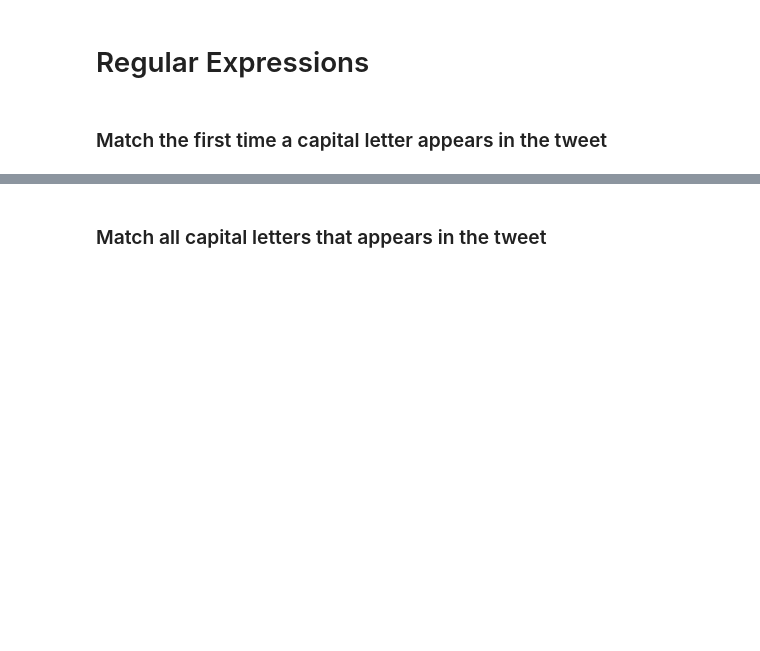
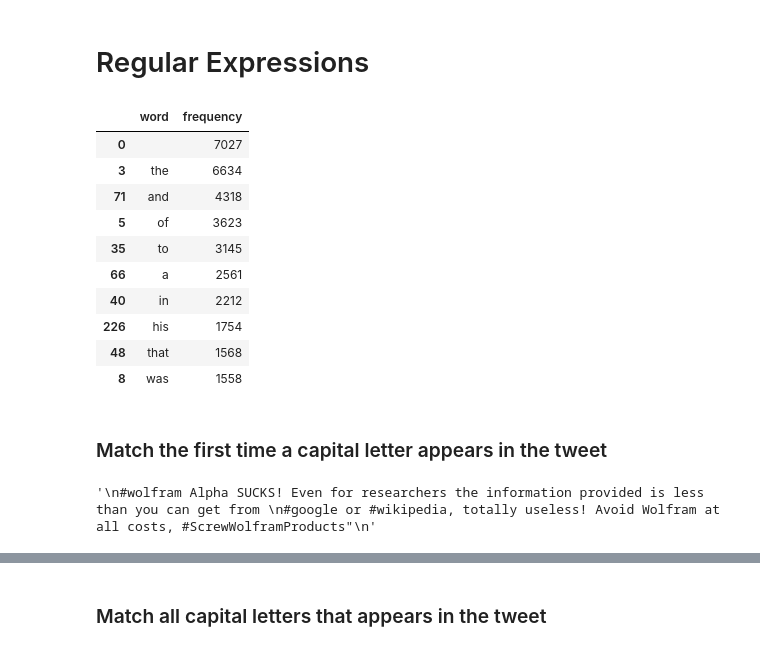
Before and after one commit to ychennay/dso-560-nlp-text-analytics, a Jupyter notebook: week1/Basic Python Operations for Working with Text (In Class).ipynb, the cells around one changed output, grey strips where cells are left out. Cells and saved outputs as stored; diff of their text form; code cells hidden in the pictures; blank space fills up the shorter version.

```diff
--- a/week1/Basic Python Operations for Working with Text (In Class).ipynb
+++ b/week1/Basic Python Operations for Working with Text (In Class).ipynb
@@ -288,7 +322,19 @@ count, bins, ignored = plt.hist(counts[counts<100], 100, density=True)
 # Regular Expressions
 # %%
 # get the top stopwords
-word_count_df.sort_values(by=["frequency"], ascending=False).head(5)
+word_count_df.sort_values(by=["frequency"], ascending=False).head(10)
+# %% [output]
+|  | word | frequency |
+| 0 |  | 7027 |
+| 3 | the | 6634 |
+| 71 | and | 4318 |
+| 5 | of | 3623 |
+| 35 | to | 3145 |
+| 66 | a | 2561 |
+| 40 | in | 2212 |
+| 226 | his | 1754 |
+| 48 | that | 1568 |
+| 8 | was | 1558 |
 # %%
 import re
 
@@ -302,5 +348,9 @@ dickens_text_df = pd.DataFrame( open("tale-of-two-cities.txt", "r"), columns=["l
 dickens_text_df["line"] = dickens_text_df["line"].str.replace("\n", "")
 # %% [markdown]
 ### Match the first time a capital letter appears in the tweet
+# %%
+SAMPLE_TWEET
+# %% [output]
+'\n#wolfram Alpha SUCKS! Even for researchers the information provided is less than you can get from \n#google or #wikipedia, totally useless! Avoid Wolfram at all costs, #ScrewWolframProducts"\n'
 # %%
 import re
```
Also changed, not shown: parts of 38 cells of this notebook, 7 other files.
